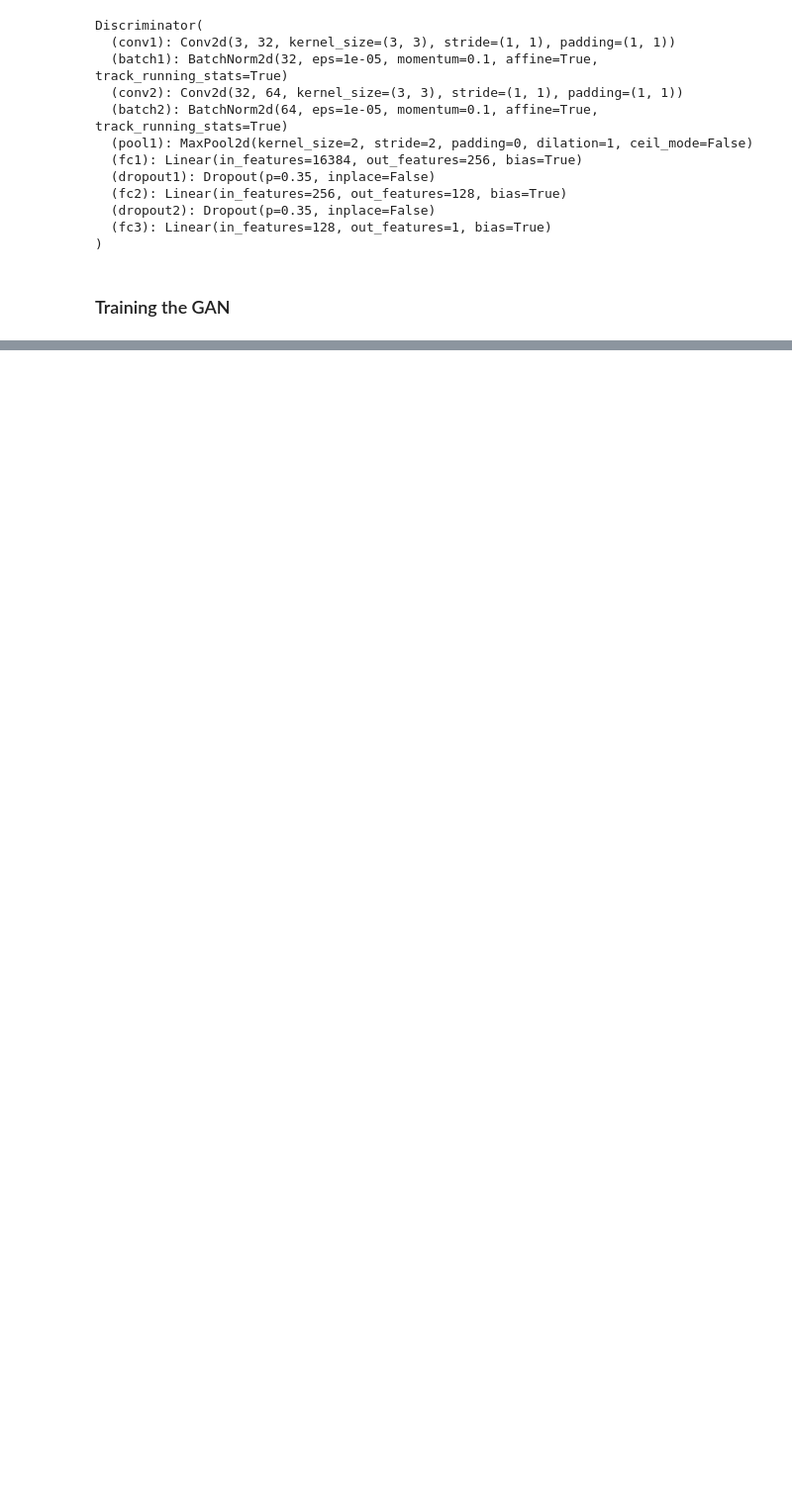
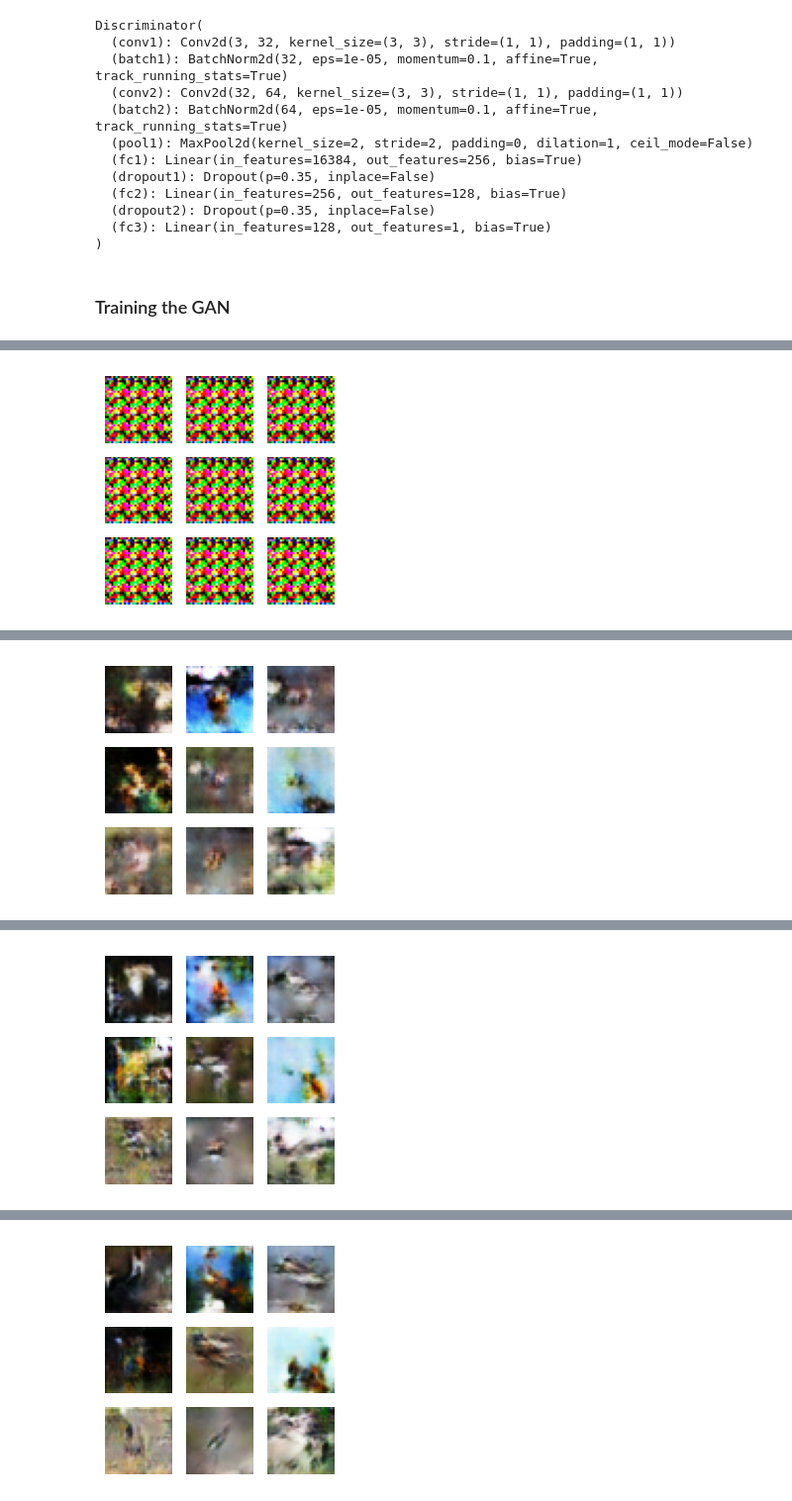
Before and after one commit to SamPrecious/ML_Image_Classification, a Jupyter notebook: Advanced AI Coursework.ipynb, the cells around one changed output, grey strips where cells are left out. Shown at 99% size. Cells and saved outputs as stored; diff of their text form; code cells hidden in the pictures; blank space fills up the shorter version.

```diff
--- a/Advanced AI Coursework.ipynb
+++ b/Advanced AI Coursework.ipynb
@@ -841,0 +830,77 @@ Training runtime: 2721.6381306648254 seconds
+# %%
+for epoch in range(gan_num_epochs):
+    for data in bird_trainloader:
+        # Train the Discriminator on real images:
+        real_data = data[0].to(device) # Load real images to the device.
+        discriminator.zero_grad()
+        # Prepare labels for real images.
+        images_and_labels = torch.full((real_data.size(0),),real_label,dtype=torch.float, device=device)
+        # Conduct forward pass on the Discriminator using real images as input.
+        outputs = discriminator(real_data).view(-1)
+        # Calculate the Discriminator's loss for real image recognition.
+        real_discrimiator_loss = loss_fn(outputs, images_and_labels)
+        # Conduct backward pass on the Discriminator to calculate the gradients of the loss on real images with respect to Discriminator's parameters.
+        real_discrimiator_loss.backward()
+        # Calculate the Discriminator's confidence in recognising real images.
+        disc_confidence = outputs.mean().item()
+
+        # Train the Discriminator with fake images:
+        # Generate a random noise vector to input into the Generator.
+        noise = torch.randn(real_data.size(0),100,1,1,device=device) #Generate random noise vectors of the same batch size as our real_data, with 100 size
+        # Generate fake images from the noise.
+        fake_images = generator(noise)
+        # Label fake images as fake.
+        images_and_labels.fill_(fake_label)
+        # Conduct forward pass on the Discriminator using fake images as input.
+        outputs = discriminator(fake_images.detach()).view(-1)
+        # Calculate Discriminator's loss for fake image recognition.
+        fake_discrimiator_loss = loss_fn(outputs, images_and_labels)
+        # Conduct backward pass on the Discriminator to calculate the gradients of the loss on fake images with respect to Discriminator's parameters.
+        fake_discrimiator_loss.backward()
+        # Calculate the Discriminator's confidence in recognising fake images before the Generator's parameter update.
+        disc_gen_confidence_before = outputs.mean().item()
+        # Update Discriminator's parameters
+        discriminator_optimizer.step()
+
+        # Training the Generator to fool the Discriminator:
+        generator.zero_grad() # Reset gradients for the Generator.
+        # Fool the Discriminator: Label fake images as real.
+        images_and_labels.fill_(real_label)
+        # Forward pass the same fake images through the Discriminator without detaching.
+        outputs = discriminator(fake_images).view(-1)
+        # Calculate loss for the Generator based on the Discriminator's output.
+        generator_loss = loss_fn(outputs, images_and_labels)
+        # Conduct backward pass on the Generator to calculate the gradients of the loss (with respect its own parameters) calculated from the Discriminator's output. In effect, this is measuring the Generator's success in fooling the Discriminator.
+        generator_loss.backward()
+        # Calculate the Discriminator's confidence in recognising fake images after the Generator's update.
+        disc_gen_confidence_after = outputs.mean().item()
+        # Update Generator parameters for fake image Generation.
+        generator_optimizer.step()
+
+        # Record losses and Discriminator's confidence levels for analysis.
+        discriminator_loss = real_discrimiator_loss + fake_discrimiator_loss
+        loss_disc_values.append(discriminator_loss.item())
+        loss_gen_values.append(generator_loss.item())
+        disc_confidence_values.append(disc_confidence)
+        disc_gen_confidence_before_values.append(disc_gen_confidence_before)
+        disc_gen_confidence_after_values.append(disc_gen_confidence_after)
+    with torch.no_grad():
+        fake = generator(test_noise_vector).detach().cpu()
+
+    images.append(utils.make_grid(fake, padding=2, normalize=True))
+    if(((epoch+1)%40 == 0) or (epoch == 0)): #Print images and loss after every 40 epochs
+        fake_image_visualised = (fake + 1) / 2
+        fake_image_visualised = np.transpose(fake_image_visualised.numpy(), (0, 2, 3, 1))
+        plt.figure(figsize=(3,3))
+        for i in range(9):
+            plt.subplot(3,3,i+1)
+            plt.imshow(fake_image_visualised[i].squeeze())
+            plt.axis('off')
+        plt.show()
+        print(f'Epoch {epoch+1}/{gan_num_epochs}\nDiscriminator Loss: {discriminator_loss.item()}\nGenerator Loss: {generator_loss}\nDiscriminator Confidence (Real): {disc_confidence}\nDiscriminator Confidence (Fake): Before Generator Update: {disc_gen_confidence_before}, After Generator Update: {disc_gen_confidence_after}\n')
+
+
+gan_training_time = time.time() - start_time
+print(f"Training runtime: {gan_training_time} seconds")
+# %% [output]
+[figure, added]
@@ -841,0 +912 @@ Training runtime: 2721.6381306648254 seconds
+[figure, added]
@@ -841,0 +918 @@ Training runtime: 2721.6381306648254 seconds
+[figure, added]
@@ -841,0 +924 @@ Training runtime: 2721.6381306648254 seconds
+[figure, added]
```
Also changed, not shown: parts of 130 cells of this notebook, 2 other files.
